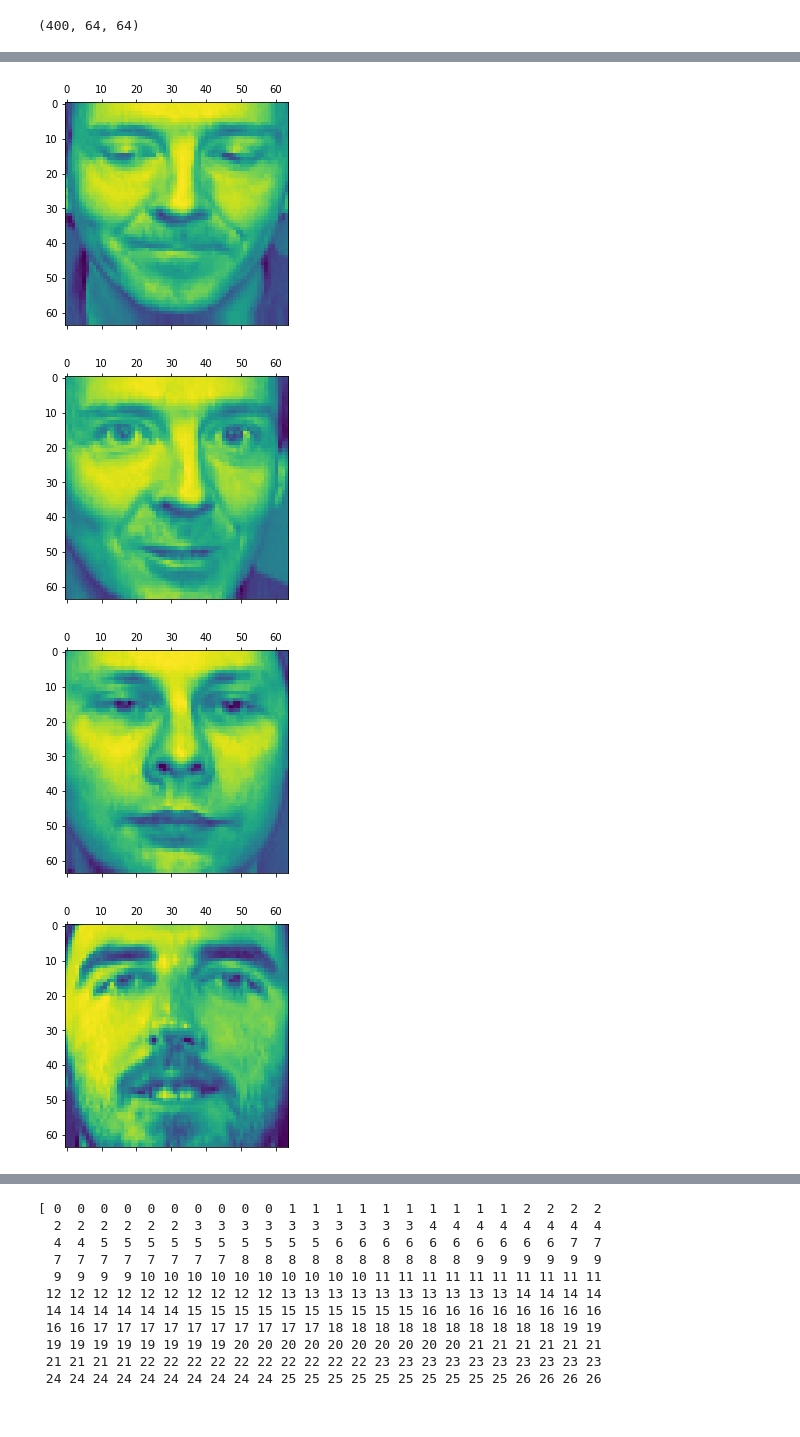
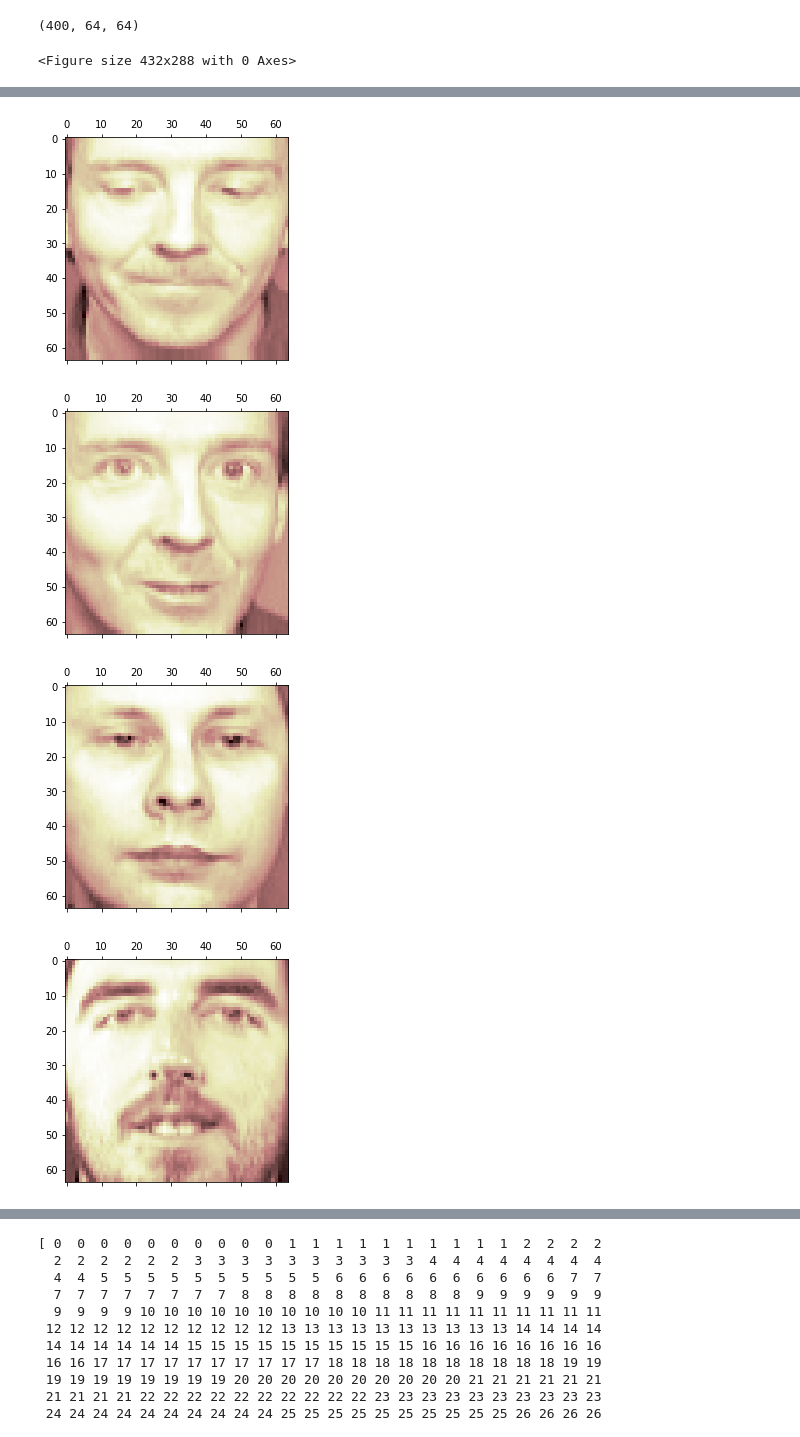
Before and after one commit to Okezzi/SVM-and-RF-on-MNIST-Dataset, a Jupyter notebook: code.ipynb, the cells around one changed output, grey strips where cells are left out. Drawn from its saved outputs; the diff is of its cells as text; code cells hidden in the pictures.

```diff
--- a/code.ipynb
+++ b/code.ipynb
@@ -33,5 +33,7 @@ faces.images.shape
 # %%
 # print out some images
 for i in [1,3,5,7,30,25,29,33,100,200,380]:
+    plt.pink()
     plt.matshow(faces.images[i,:,:])
 # %% [output]
+<Figure size 432x288 with 0 Axes>
@@ -43,4 +45,4 @@ for i in [1,3,5,7,30,25,29,33,100,200,380]:
-[figure, old version]
+[figure, new version]
-[figure, old version]
+[figure, new version]
-[figure, old version]
+[figure, new version]
-[figure, old version]
+[figure, new version]
```
Also changed, not shown: parts of 25 cells of this notebook.
